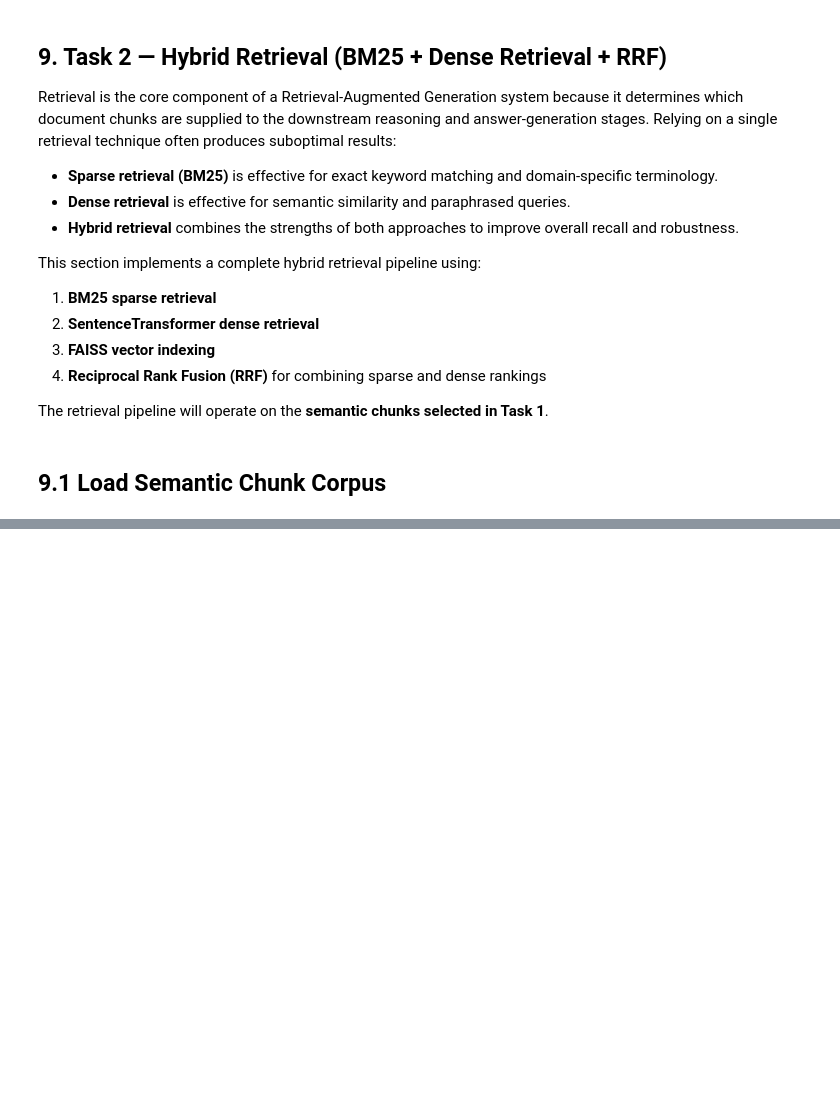
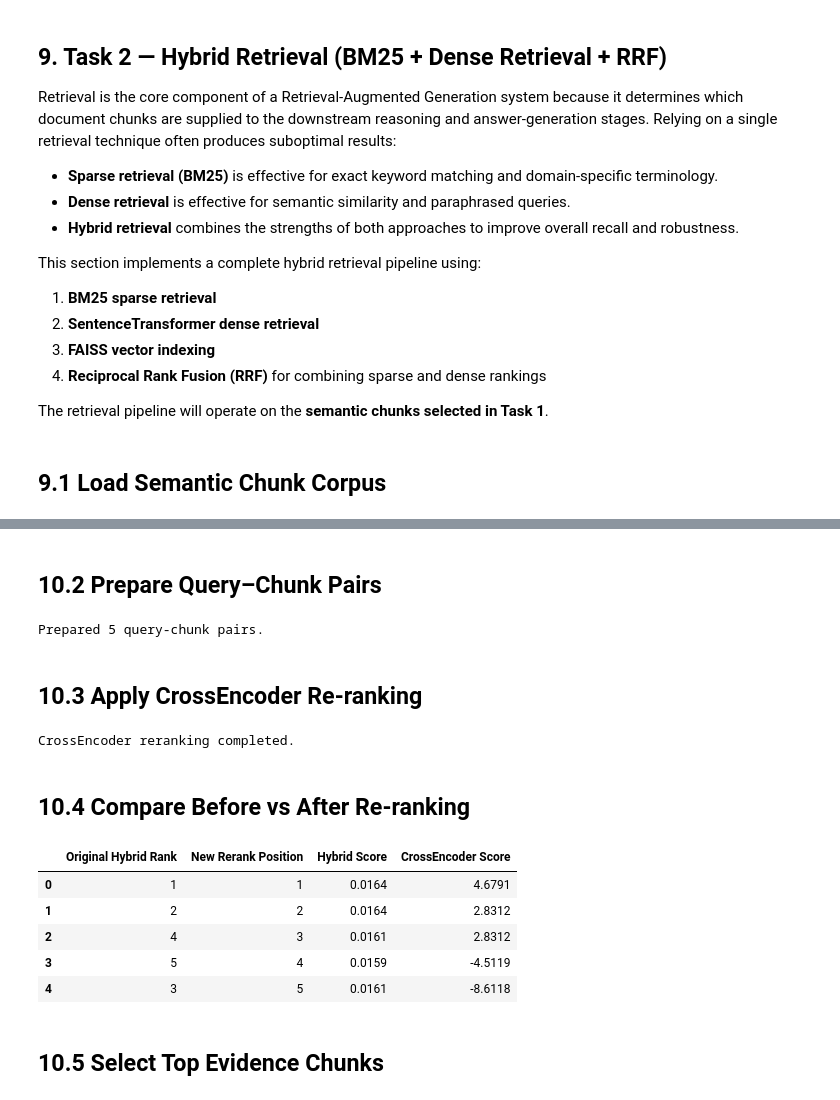
Before and after one commit to 2024ad05357/advanced-rag-enterprise, a Jupyter notebook: Advanced_Enterprise_RAG_Assignment.ipynb, the cells around one changed output, grey strips where cells are left out. Cells and saved outputs as stored; diff of their text form; code cells hidden in the pictures; blank space fills up the shorter version.

```diff
--- a/Advanced_Enterprise_RAG_Assignment.ipynb
+++ b/Advanced_Enterprise_RAG_Assignment.ipynb
@@ -733,0 +1069,64 @@ Total semantic chunks loaded: 5
+# %% [markdown]
+## 10.2 Prepare Query–Chunk Pairs
+# %%
+# Create query-document pairs for the CrossEncoder
+query_chunk_pairs = [
+    (rerank_query, item["chunk_text"])
+    for item in candidate_chunks
+]
+
+print(f"Prepared {len(query_chunk_pairs)} query-chunk pairs.")
+# %% [output]
+Prepared 5 query-chunk pairs.
+# %% [markdown]
+## 10.3 Apply CrossEncoder Re-ranking
+# %%
+# Compute CrossEncoder relevance scores
+rerank_scores = reranker_model.predict(query_chunk_pairs)
+
+# Attach reranker scores to candidate chunks
+reranked_results = []
+
+for item, score in zip(candidate_chunks, rerank_scores):
+    reranked_results.append({
+        "original_rank": item["rank"],
+        "hybrid_score": item["score"],
+        "rerank_score": float(score),
+        "chunk_text": item["chunk_text"]
+    })
+
+# Sort by reranker score (higher is better)
+reranked_results = sorted(
+    reranked_results,
+    key=lambda x: x["rerank_score"],
+    reverse=True
+)
+
+print("CrossEncoder reranking completed.")
+# %% [output]
+CrossEncoder reranking completed.
+# %% [markdown]
+## 10.4 Compare Before vs After Re-ranking
+# %%
+# Compare hybrid retrieval ranking with CrossEncoder reranking
+comparison_rows = []
+
+for new_rank, item in enumerate(reranked_results, start=1):
+    comparison_rows.append({
+        "Original Hybrid Rank": item["original_rank"],
+        "New Rerank Position": new_rank,
+        "Hybrid Score": round(item["hybrid_score"], 4),
+        "CrossEncoder Score": round(item["rerank_score"], 4)
+    })
+
+rerank_comparison_df = pd.DataFrame(comparison_rows)
+display(rerank_comparison_df)
+# %% [output]
+|  | Original Hybrid Rank | New Rerank Position | Hybrid Score | CrossEncoder Score |
+| 0 | 1 | 1 | 0.0164 | 4.6791 |
+| 1 | 2 | 2 | 0.0164 | 2.8312 |
+| 2 | 4 | 3 | 0.0161 | 2.8312 |
+| 3 | 5 | 4 | 0.0159 | -4.5119 |
+| 4 | 3 | 5 | 0.0161 | -8.6118 |
+# %% [markdown]
+## 10.5 Select Top Evidence Chunks
```
Also changed, not shown: parts of 62 cells of this notebook.
